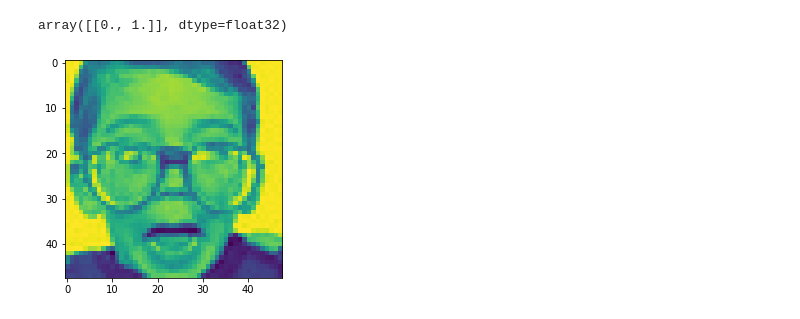
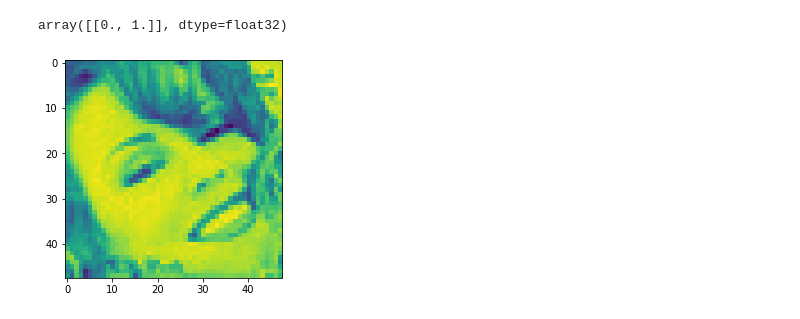
Before and after one commit to Eliandry/Neural-networks, a Jupyter notebook: guessEmotions.ipynb, the cells around one changed output. Cells and saved outputs as stored; diff of their text form; code cells hidden in the pictures.

```diff
--- a/guessEmotions.ipynb
+++ b/guessEmotions.ipynb
@@ -45,13 +48,13 @@ x_train=x_train.reshape(x_train.shape[0], 48, 48, 1)
 x=x_train/255
 y_train=to_categorical(y_train,2)
 # %%
-num_features = 64
+num_features = 32
 num_labels = 2
-batch_size = 64
+batch_size = 16
 epochs = 100
 width, height = 48, 48
 # %%
-model = keras.Sequential()
+model = Sequential()
 if 1==1:
     model.add(Conv2D(num_features, kernel_size=(3, 3), activation='relu', input_shape=(width, height, 1), data_format='channels_last', kernel_regularizer=l2(0.01)))
     model.add(Conv2D(num_features, kernel_size=(3, 3), activation='relu', padding='same'))
@@ -113,6 +96,6 @@ _________________________________________________________________
 # %%
 model.compile(loss="binary_crossentropy",
-                  optimizer=Adam(lr=0.001, beta_1=0.9, beta_2=0.999, epsilon=1e-7),
+                  optimizer='Adam',
                   metrics=['accuracy'])
 # %%
 print(y_train[1])
@@ -142,9 +110,9 @@ Epoch 100/100
 # %%
-imgs = Image.open(f'/content/tAngry/1 (12).jpg')
+imgs = Image.open(f'/content/tHappy/2 (34).jpg')
 plt.imshow(imgs)
 x_img=vgg19.preprocess_input(np.expand_dims(imgs,axis=0))
 x_img.shape=(x_img.shape[0],48,48,1)
-model.predict(np.array(x_img))
+model.predict(x_img)
 # %% [output]
 array([[0., 1.]], dtype=float32)
-[figure, old version]
+[figure, new version]
```
Also changed, not shown: parts of 4 cells of this notebook.
